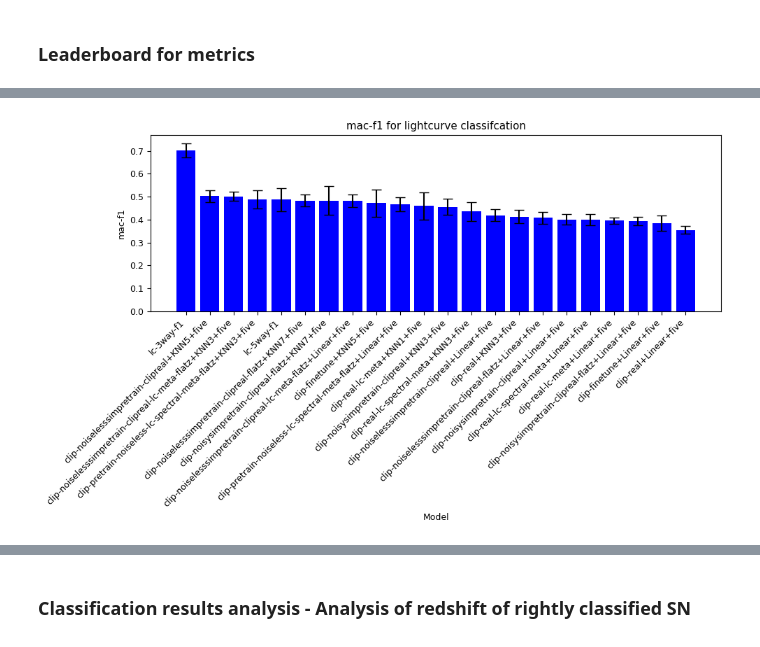
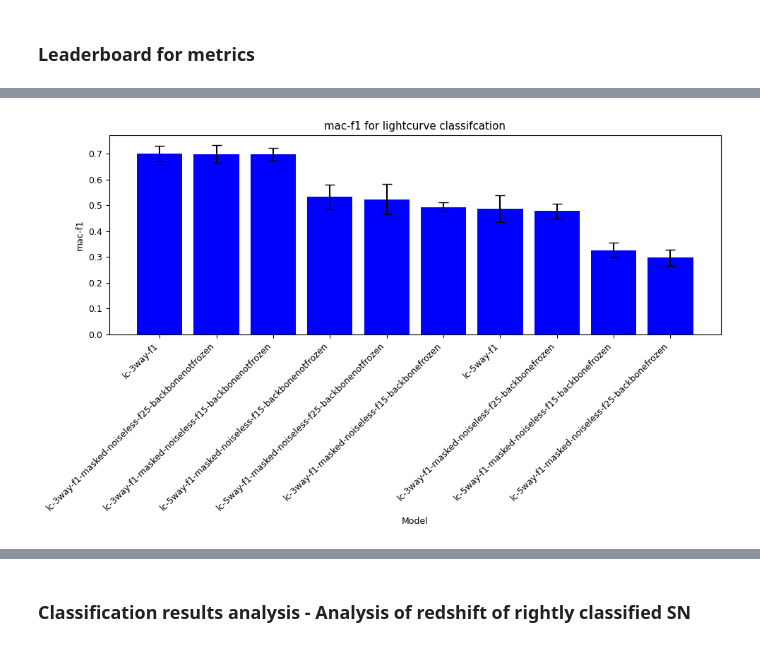
Before and after one commit to ThomasHelfer/multimodal-supernovae, a Jupyter notebook: plot_data.ipynb, the cells around one changed output, grey strips where cells are left out. Cells and saved outputs as stored; diff of their text form; code cells hidden in the pictures.

```diff
--- a/plot_data.ipynb
+++ b/plot_data.ipynb
@@ -634,39 +721,39 @@ plt.savefig("overview-f1.pdf")
 # ========================
 variable_name = "mac-f1"  # Choose from ['mic-f1', 'mic-p', 'mic-r', 'mic-acc', 'mac-f1', 'mac-p', 'mac-r', 'mac-acc']
 modality = "lightcurve"
-remove_models = ["three"]
+remove_models = ["f1"]
 pattern = "|".join(remove_models)
 
 # ========================
 
 lc_class_mean = class_mean[
     class_mean["Combination"] == modality
 ]  # .drop(columns=dropcols)
 lc_class_std = class_std[
     class_std["Combination"] == modality
 ]  # .drop(columns=dropcols)
 lc_class_mean = lc_class_mean[
-    ~lc_class_mean["Model"].str.contains(pattern)
+    lc_class_mean["Model"].str.contains(pattern)
 ].reset_index()
-lc_class_std = lc_class_std[~lc_class_std["Model"].str.contains(pattern)].reset_index()
+lc_class_std = lc_class_std[lc_class_std["Model"].str.contains(pattern)].reset_index()
 
 
 lc_class_mean = lc_class_mean.sort_values(by=variable_name, ascending=False)
 lc_class_std = lc_class_std.loc[lc_class_mean.index]
 plt.figure(figsize=(10, 6), dpi=100)
 plt.bar(
     lc_class_mean["Model"],
     lc_class_mean[variable_name],
     yerr=lc_class_std[variable_name],
     capsize=5,
     color="blue",
 )
 # plt.ylim([0.7, 0.95])
 plt.xlabel("Model")
 plt.ylabel(variable_name)
 plt.title(f"{variable_name} for lightcurve classifcation")
-plt.xticks(rotation=45, ha="right")
+# plt.xticks(rotation=45, ha="right")
 plt.tight_layout()
 # plt.ylim(0.55,0.75)
 # %% [output]
-[figure, old version]
+[figure, new version]
```
Also changed, not shown: parts of 13 cells of this notebook.
